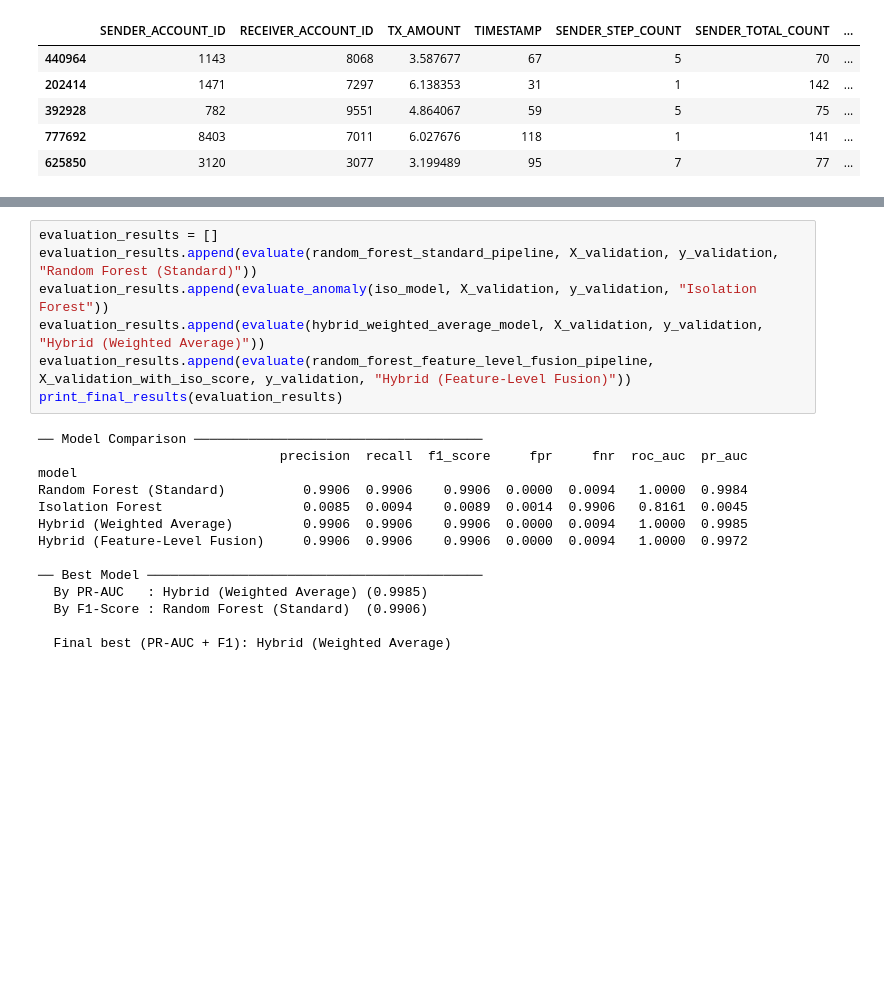
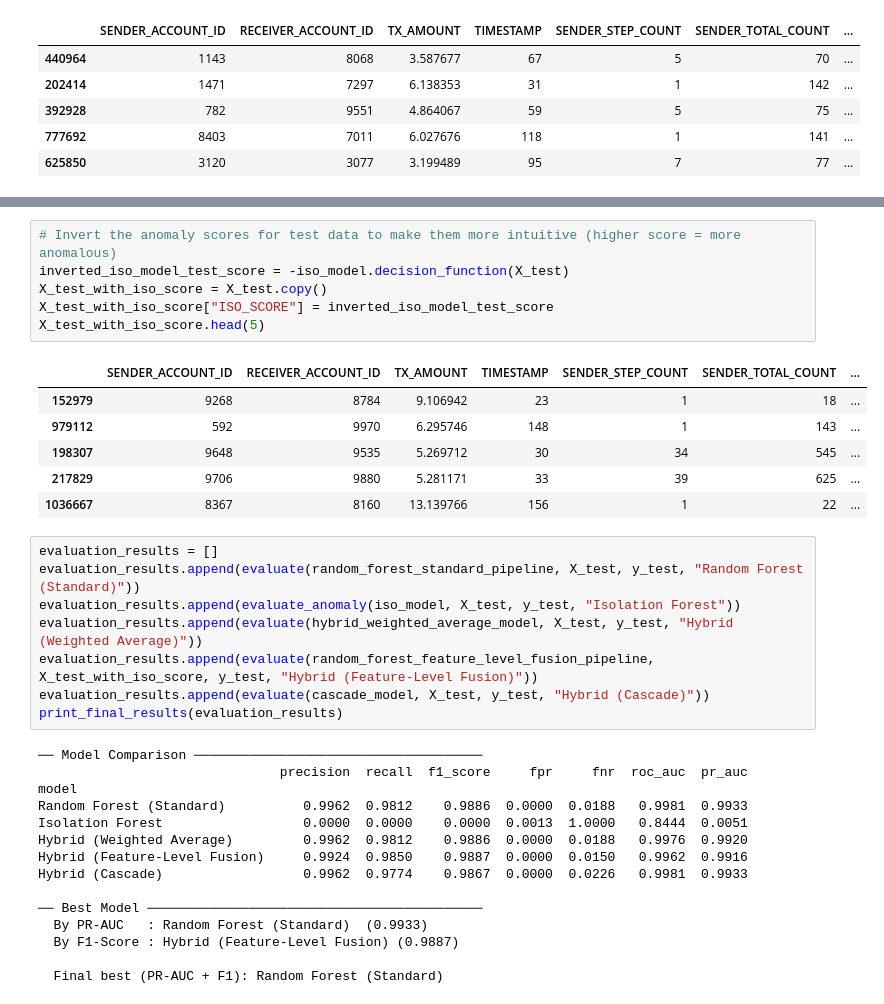
Before and after one commit to Daazee/fraud-detection-models, a Jupyter notebook: notebooks/hybrid_models.ipynb, the cells around one changed output, grey strips where cells are left out. Drawn from its saved outputs; the diff is of its cells as text; blank space fills up the shorter version.

```diff
--- a/notebooks/hybrid_models.ipynb
+++ b/notebooks/hybrid_models.ipynb
@@ -137,21 +236,36 @@ Best higher band: 0.9500000000000001, Best lower band: 0.04999999999999993, Best
+# %%
+# Invert the anomaly scores for test data to make them more intuitive (higher score = more anomalous)
+inverted_iso_model_test_score = -iso_model.decision_function(X_test)
+X_test_with_iso_score = X_test.copy()
+X_test_with_iso_score["ISO_SCORE"] = inverted_iso_model_test_score
+X_test_with_iso_score.head(5)
+# %% [output]
+|  | SENDER_ACCOUNT_ID | RECEIVER_ACCOUNT_ID | TX_AMOUNT | TIMESTAMP | SENDER_STEP_COUNT | SENDER_TOTAL_COUNT | ... |
+| 152979 | 9268 | 8784 | 9.106942 | 23 | 1 | 18 | ... |
+| 979112 | 592 | 9970 | 6.295746 | 148 | 1 | 143 | ... |
+| 198307 | 9648 | 9535 | 5.269712 | 30 | 34 | 545 | ... |
+| 217829 | 9706 | 9880 | 5.281171 | 33 | 39 | 625 | ... |
+| 1036667 | 8367 | 8160 | 13.139766 | 156 | 1 | 22 | ... |
 # %%
 evaluation_results = []
-evaluation_results.append(evaluate(random_forest_standard_pipeline, X_validation, y_validation, "Random Forest (Standard)"))
-evaluation_results.append(evaluate_anomaly(iso_model, X_validation, y_validation, "Isolation Forest"))
-evaluation_results.append(evaluate(hybrid_weighted_average_model, X_validation, y_validation, "Hybrid (Weighted Average)"))
-evaluation_results.append(evaluate(random_forest_feature_level_fusion_pipeline, X_validation_with_iso_score, y_validation, "Hybrid (Feature-Level Fusion)"))
+evaluation_results.append(evaluate(random_forest_standard_pipeline, X_test, y_test, "Random Forest (Standard)"))
+evaluation_results.append(evaluate_anomaly(iso_model, X_test, y_test, "Isolation Forest"))
+evaluation_results.append(evaluate(hybrid_weighted_average_model, X_test, y_test, "Hybrid (Weighted Average)"))
+evaluation_results.append(evaluate(random_forest_feature_level_fusion_pipeline, X_test_with_iso_score, y_test, "Hybrid (Feature-Level Fusion)"))
+evaluation_results.append(evaluate(cascade_model, X_test, y_test, "Hybrid (Cascade)"))
 print_final_results(evaluation_results)
 # %% [output]
 ── Model Comparison ─────────────────────────────────────
                                precision  recall  f1_score     fpr     fnr  roc_auc  pr_auc
 model
-Random Forest (Standard)          0.9906  0.9906    0.9906  0.0000  0.0094   1.0000  0.9984
-Isolation Forest                  0.0085  0.0094    0.0089  0.0014  0.9906   0.8161  0.0045
-Hybrid (Weighted Average)         0.9906  0.9906    0.9906  0.0000  0.0094   1.0000  0.9985
-Hybrid (Feature-Level Fusion)     0.9906  0.9906    0.9906  0.0000  0.0094   1.0000  0.9972
+Random Forest (Standard)          0.9962  0.9812    0.9886  0.0000  0.0188   0.9981  0.9933
+Isolation Forest                  0.0000  0.0000    0.0000  0.0013  1.0000   0.8444  0.0051
+Hybrid (Weighted Average)         0.9962  0.9812    0.9886  0.0000  0.0188   0.9976  0.9920
+Hybrid (Feature-Level Fusion)     0.9924  0.9850    0.9887  0.0000  0.0150   0.9962  0.9916
+Hybrid (Cascade)                  0.9962  0.9774    0.9867  0.0000  0.0226   0.9981  0.9933
 
 ── Best Model ───────────────────────────────────────────
-  By PR-AUC   : Hybrid (Weighted Average) (0.9985)
-  By F1-Score : Random Forest (Standard)  (0.9906)
+  By PR-AUC   : Random Forest (Standard)  (0.9933)
+  By F1-Score : Hybrid (Feature-Level Fusion) (0.9887)
 
-  Final best (PR-AUC + F1): Hybrid (Weighted Average)
+  Final best (PR-AUC + F1): Random Forest (Standard)
```
Also changed, not shown: parts of 4 cells of this notebook.
